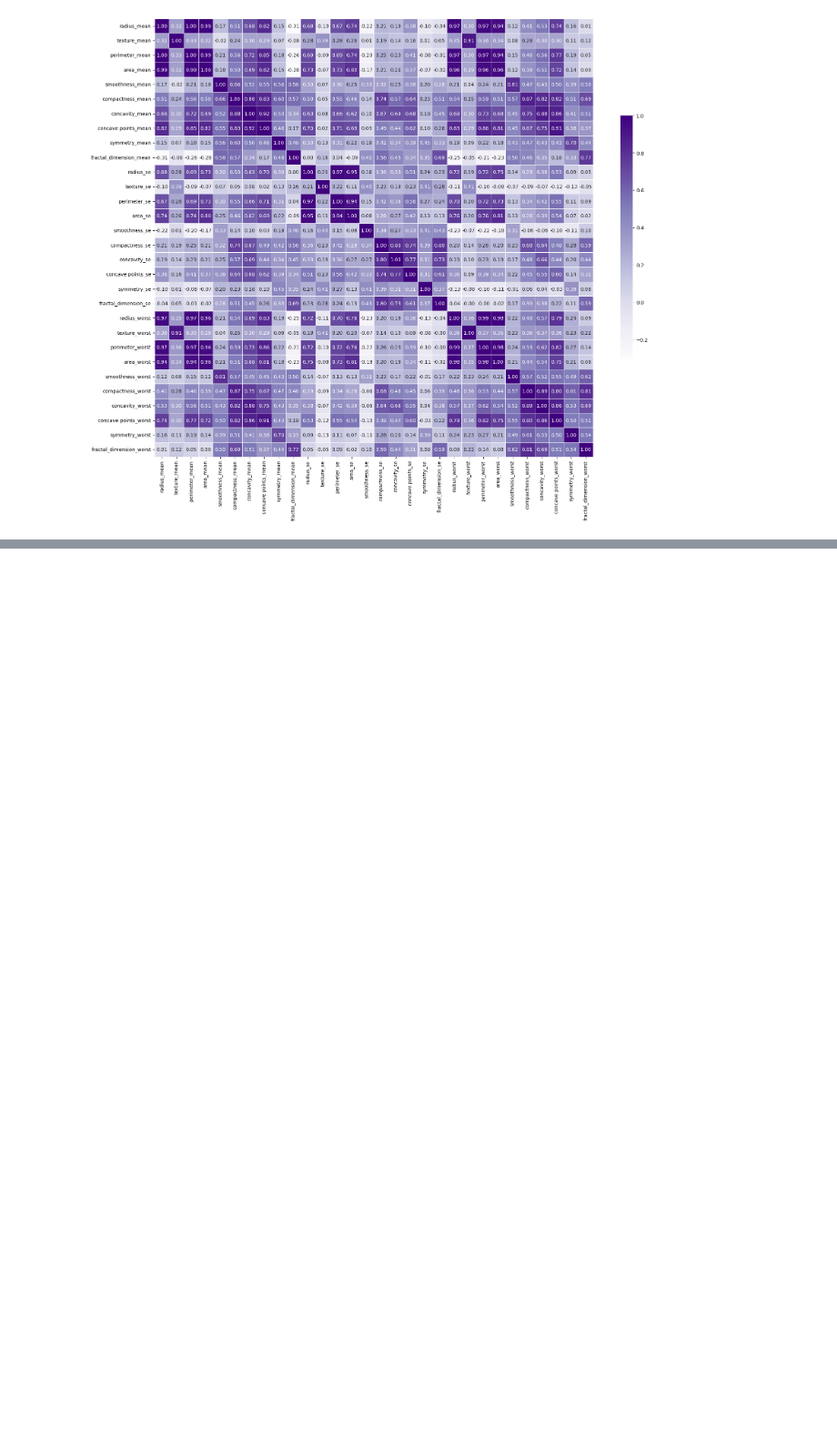
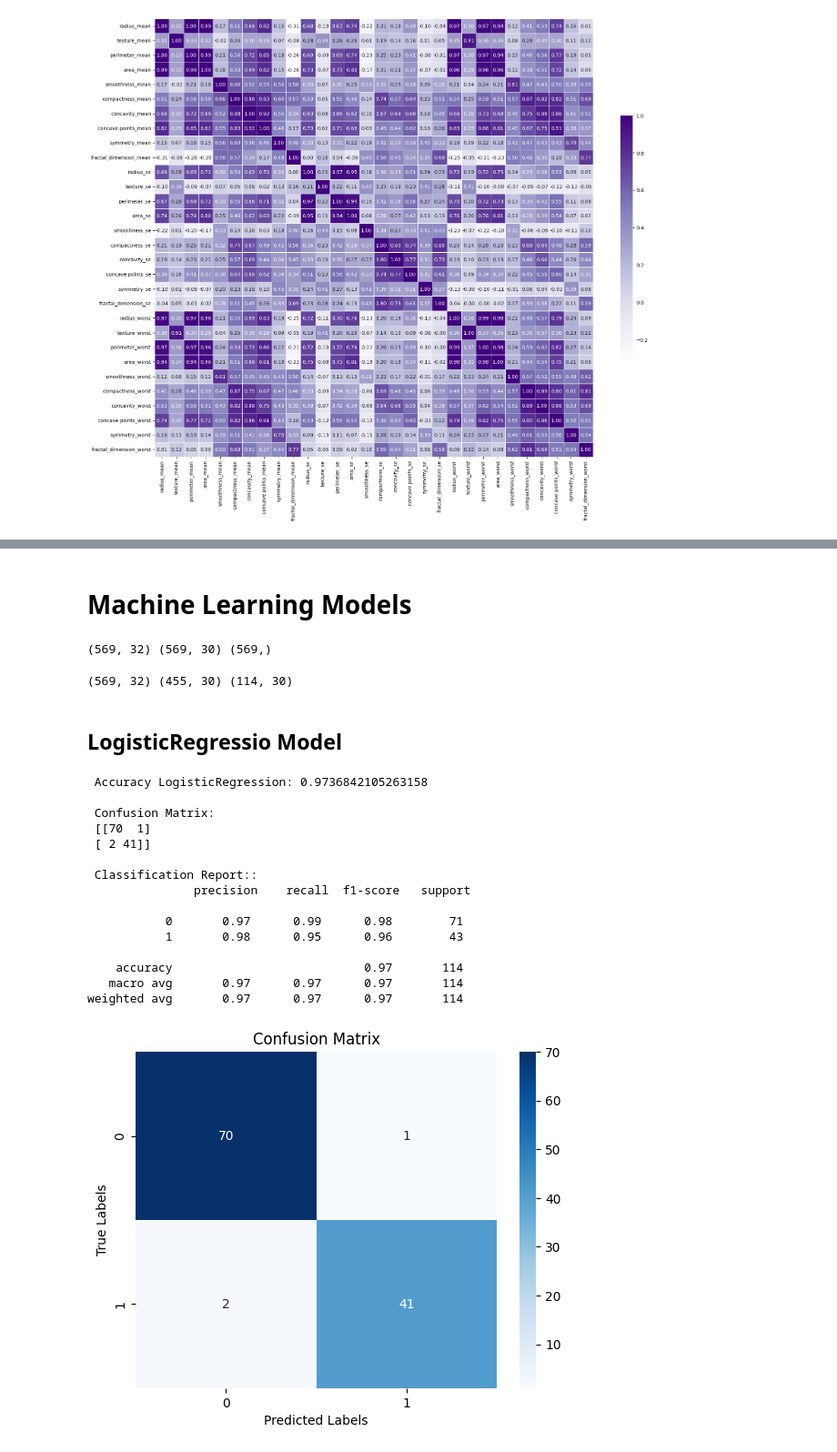
Before and after one commit to AfsanehShamsaddini/Breast_Cancer_Classification, a Jupyter notebook: Breast_Cancer_Classification.ipynb, the cells around one changed output, grey strips where cells are left out. Shown at 91% size. Saved outputs shown, nothing was run; the diff lists cells and outputs as text; code cells hidden in the pictures; blank space fills up the shorter version.

```diff
--- a/Breast_Cancer_Classification.ipynb
+++ b/Breast_Cancer_Classification.ipynb
@@ -183,0 +190,63 @@ plt.show()
+# %%
+# Convert diagnosis column to 0 (benign) and 1 (malignant)
+breast_cancer['diagnosis'] = breast_cancer['diagnosis'].map({
+    'B': 0,
+    'M': 1,
+    })
+# %% [markdown]
+# Machine Learning Models
+# %%
+# Split features and labels
+X = breast_cancer.drop(columns=['diagnosis', 'id'], axis=1)
+y = breast_cancer['diagnosis']
+
+print(breast_cancer.shape, X.shape, y.shape)
+# %% [output]
+(569, 32) (569, 30) (569,)
+# %%
+# Split train and test sets
+X_train, X_test, y_train, y_test = train_test_split(X, y, test_size=0.2, random_state=42)
+print(breast_cancer.shape, X_train.shape, X_test.shape)
+# %% [output]
+(569, 32) (455, 30) (114, 30)
+# %% [markdown]
+## LogisticRegressio Model
+# %%
+
+pipline_logistic = Pipeline([
+    ('scalar', StandardScaler()),
+    ('logisticreg', LogisticRegression(max_iter=1000, solver="liblinear"))
+])
+
+pipline_logistic.fit(X_train, y_train)
+y_pred_test = pipline_logistic.predict(X_test)
+# %%
+print(f' Accuracy LogisticRegression: {accuracy_score(y_test, y_pred_test)}')
+print(f'\n Confusion Matrix:\n {confusion_matrix(y_test, y_pred_test)}')
+print(f'\n Classification Report::\n {classification_report(y_test, y_pred_test)}')
+
+
+cm = confusion_matrix(y_test, y_pred_test)
+sns.heatmap(cm, annot=True, fmt='d', cmap='Blues' )
+plt.title('Confusion Matrix')
+plt.xlabel('Predicted Labels')
+# plt.xticks([0.5, 1.5], labels)
+plt.ylabel('True Labels')
+plt.show()
+# %% [output]
+ Accuracy LogisticRegression: 0.9736842105263158
+
+ Confusion Matrix:
+ [[70  1]
+ [ 2 41]]
+
+ Classification Report::
+               precision    recall  f1-score   support
+
+           0       0.97      0.99      0.98        71
+           1       0.98      0.95      0.96        43
+
+    accuracy                           0.97       114
+   macro avg       0.97      0.97      0.97       114
+weighted avg       0.97      0.97      0.97       114
+[figure, added]
```
Also changed, not shown: parts of 19 cells of this notebook.
